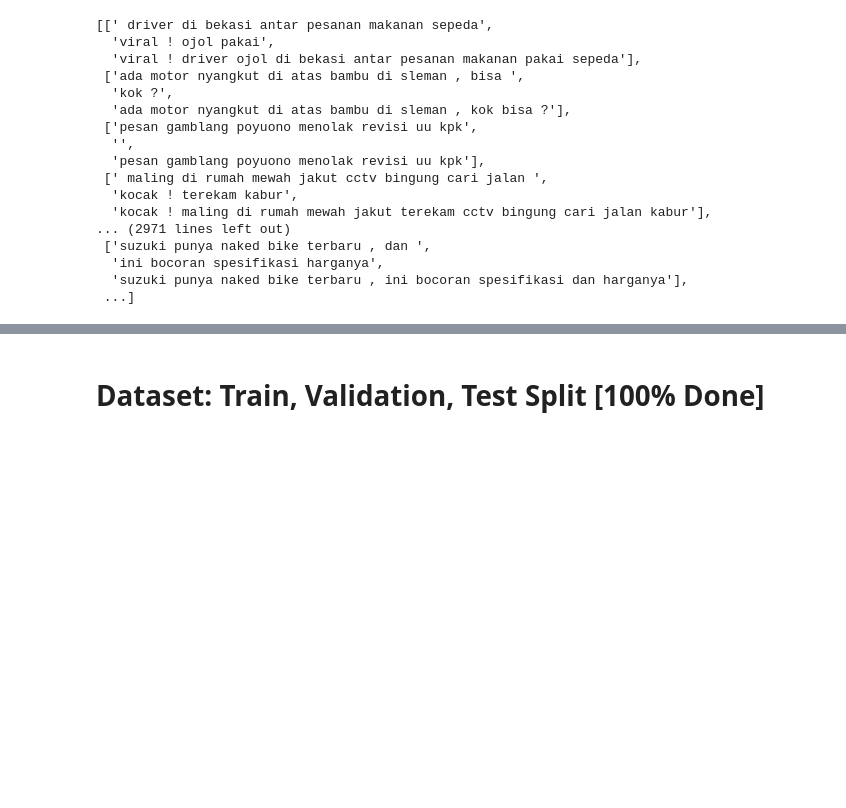
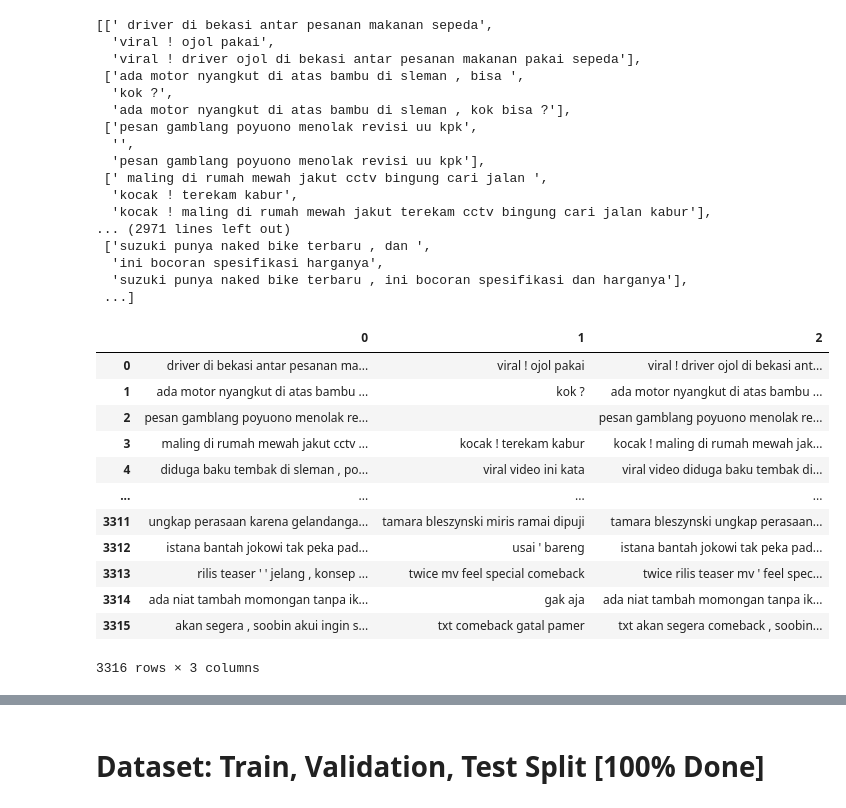
Before and after one commit to nurrizkyimani/nlp-clickbait-transfers, a Jupyter notebook: FINAL_project_transfer.ipynb, the cells around one changed output, grey strips where cells are left out. Saved outputs shown, nothing was run; the diff lists cells and outputs as text; code cells hidden in the pictures; blank space fills up the shorter version.

```diff
--- a/FINAL_project_transfer.ipynb
+++ b/FINAL_project_transfer.ipynb
@@ -339,8 +376,6 @@ def get_attribute_sentence(sentence, min_length, max_length, ref_bait, param_thr
     counts_sentence_nonclickbait = count_ngram_sentence_onlyV3(non_clickbait_ngram_count_v2,sentence_ngram_ref,min_length,max_length)
 
     importances = 0
-
-    "Viral !"
 
     csn_int = counts_sentence_nonclickbait[:,1]
     csn_ngram = counts_sentence_nonclickbait[:,0]
@@ -650,9 +685,9 @@ def prepareData():
     print("Counted words:")
     print(input_lang.name, input_lang.n_words)
     print(output_lang.name, output_lang.n_words)
-    return input_lang, output_lang, pairs, pairs_neg
+    return input_lang, output_lang, pairs, pairs_neg, pairs_pos
 
-input_lang, output_lang, pairs, pairs_click = prepareData()
+input_lang, output_lang, pairs, pairs_click, pairs_nonclick = prepareData()
 
 pairs_click
 # %% [output]
@@ -676,3 +711,20 @@ output 13896
   'ini bocoran spesifikasi harganya',
   'suzuki punya naked bike terbaru , ini bocoran spesifikasi dan harganya'],
  ...]
+# %%
+pc = pd.DataFrame(pairs_click)
+pc
+# %% [output]
+|  | 0 | 1 | 2 |
+| 0 | driver di bekasi antar pesanan ma... | viral ! ojol pakai | viral ! driver ojol di bekasi ant... |
+| 1 | ada motor nyangkut di atas bambu ... | kok ? | ada motor nyangkut di atas bambu ... |
+| 2 | pesan gamblang poyuono menolak re... |  | pesan gamblang poyuono menolak re... |
+| 3 | maling di rumah mewah jakut cctv ... | kocak ! terekam kabur | kocak ! maling di rumah mewah jak... |
+| 4 | diduga baku tembak di sleman , po... | viral video ini kata | viral video diduga baku tembak di... |
+| ... | ... | ... | ... |
+| 3311 | ungkap perasaan karena gelandanga... | tamara bleszynski miris ramai dipuji | tamara bleszynski ungkap perasaan... |
+| 3312 | istana bantah jokowi tak peka pad... | usai ' bareng | istana bantah jokowi tak peka pad... |
+| 3313 | rilis teaser ' ' jelang , konsep ... | twice mv feel special comeback | twice rilis teaser mv ' feel spec... |
+| 3314 | ada niat tambah momongan tanpa ik... | gak aja | ada niat tambah momongan tanpa ik... |
+| 3315 | akan segera , soobin akui ingin s... | txt comeback gatal pamer | txt akan segera comeback , soobin... |
+3316 rows × 3 columns
```
Also changed, not shown: parts of 24 cells of this notebook.
